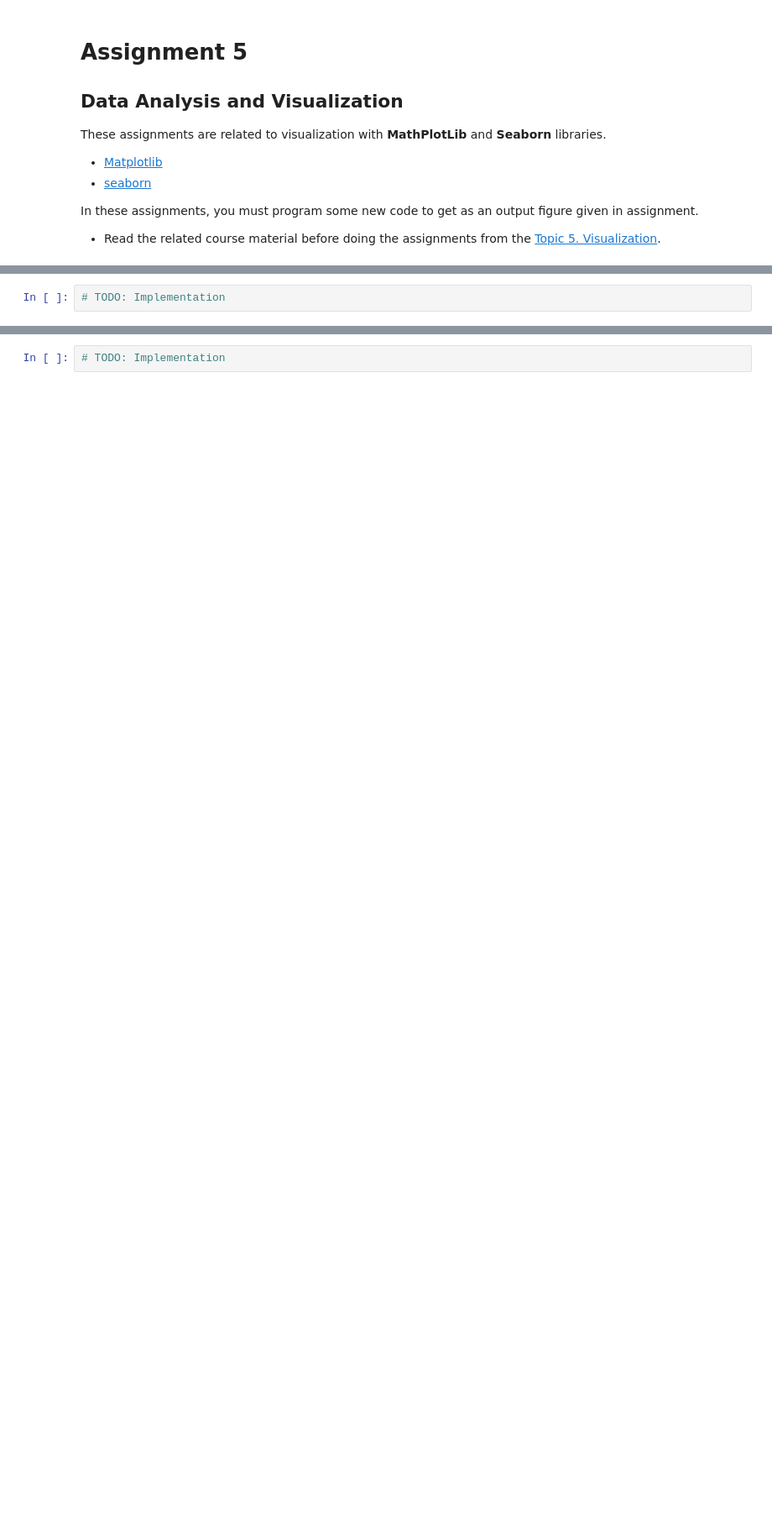
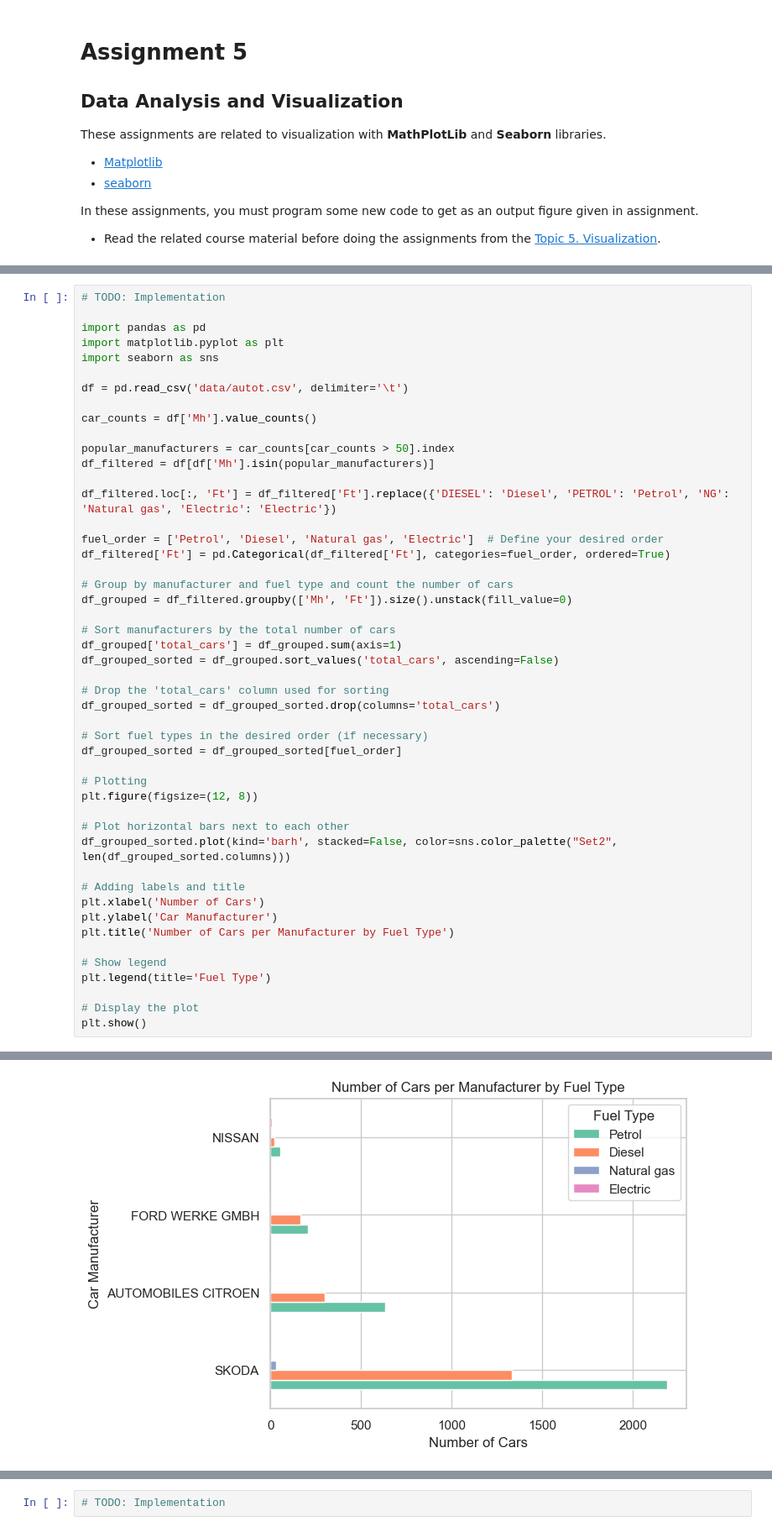
Before and after one commit to jaka-aurora/Data-Analysis-and-Visualization-Assignments, a Jupyter notebook: assignments/assignments_05.ipynb, the cells around one changed output, grey strips where cells are left out. Shown: that part at 84% size. Saved outputs shown, nothing was run; the diff lists cells and outputs as text; blank space fills up the shorter version.

```diff
--- a/assignments/assignments_05.ipynb
+++ b/assignments/assignments_05.ipynb
@@ -95,3 +210,50 @@ The result of the visualization is an image similar to the one below, where you
 ![h5.4](./img/h5_t4.png)
 # %%
 # TODO: Implementation
+
+import pandas as pd
+import matplotlib.pyplot as plt
+import seaborn as sns
+
+df = pd.read_csv('data/autot.csv', delimiter='\t')
+
+car_counts = df['Mh'].value_counts()
+
+popular_manufacturers = car_counts[car_counts > 50].index
+df_filtered = df[df['Mh'].isin(popular_manufacturers)]
+
+df_filtered.loc[:, 'Ft'] = df_filtered['Ft'].replace({'DIESEL': 'Diesel', 'PETROL': 'Petrol', 'NG': 'Natural gas', 'Electric': 'Electric'})
+
+fuel_order = ['Petrol', 'Diesel', 'Natural gas', 'Electric']  # Define your desired order
+df_filtered['Ft'] = pd.Categorical(df_filtered['Ft'], categories=fuel_order, ordered=True)
+
+# Group by manufacturer and fuel type and count the number of cars
+df_grouped = df_filtered.groupby(['Mh', 'Ft']).size().unstack(fill_value=0)
+
+# Sort manufacturers by the total number of cars
+df_grouped['total_cars'] = df_grouped.sum(axis=1)
+df_grouped_sorted = df_grouped.sort_values('total_cars', ascending=False)
+
+# Drop the 'total_cars' column used for sorting
+df_grouped_sorted = df_grouped_sorted.drop(columns='total_cars')
+
+# Sort fuel types in the desired order (if necessary)
+df_grouped_sorted = df_grouped_sorted[fuel_order]
+
+# Plotting
+plt.figure(figsize=(12, 8))
+
+# Plot horizontal bars next to each other
+df_grouped_sorted.plot(kind='barh', stacked=False, color=sns.color_palette("Set2", len(df_grouped_sorted.columns)))
+
+# Adding labels and title
+plt.xlabel('Number of Cars')
+plt.ylabel('Car Manufacturer')
+plt.title('Number of Cars per Manufacturer by Fuel Type')
+
+# Show legend
+plt.legend(title='Fuel Type')
+
+# Display the plot
+plt.show()
+# %% [output]
@@ -98,3 +266,4 @@ The result of the visualization is an image similar to the one below, where you
+[figure, added]
 # %% [markdown]
 ## Assignment 05-05. Visualizing Car Data Part 2
 
```
Also changed, not shown: parts of 6 cells of this notebook, 4 other files.
